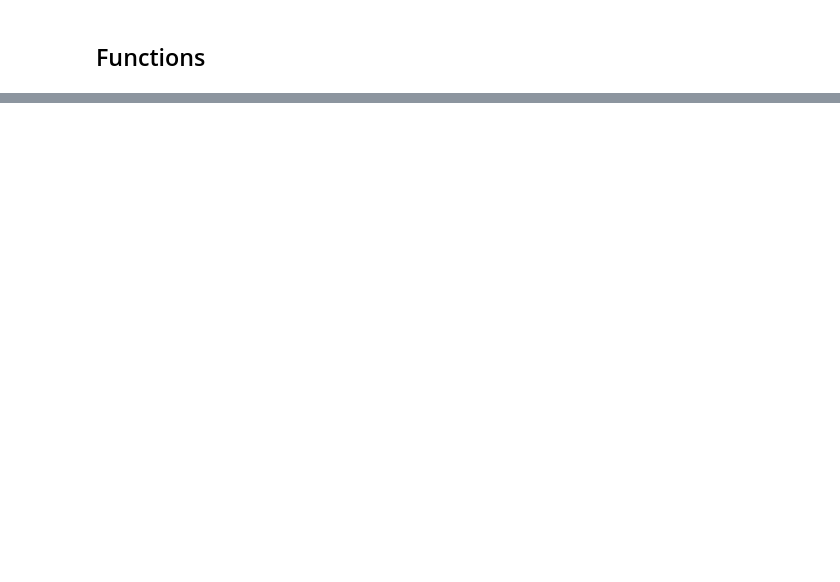
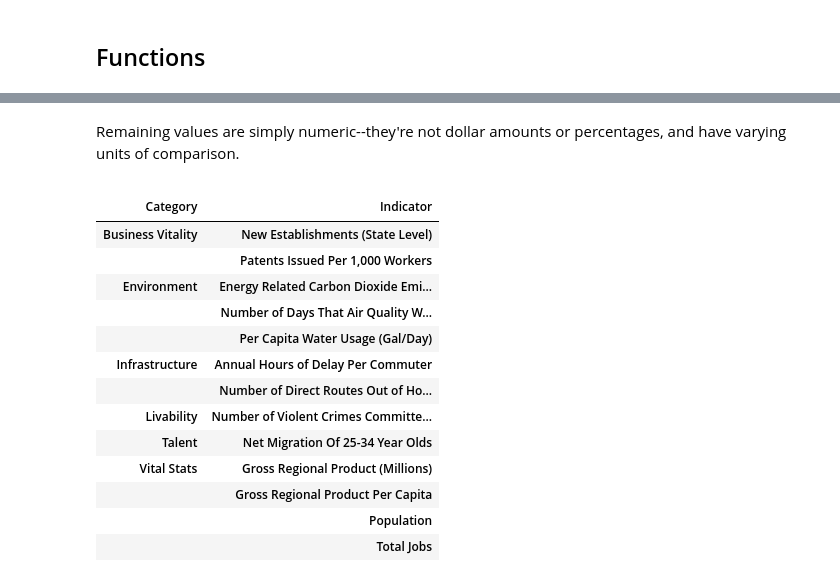
Before and after one commit to iamjeremybe/documents_to_share, a Jupyter notebook: Greater MSP Challenge/Reformat Greater MSP data.ipynb, the cells around one changed output, grey strips where cells are left out. Cells and saved outputs as stored; diff of their text form; code cells hidden in the pictures; blank space fills up the shorter version.

```diff
--- a/Greater MSP Challenge/Reformat Greater MSP data.ipynb
+++ b/Greater MSP Challenge/Reformat Greater MSP data.ipynb
@@ -325,0 +559,20 @@ output_df.describe(include='all')
+# %% [markdown]
+Remaining values are simply numeric--they're not dollar amounts or percentages, and have varying units of comparison.
+# %%
+output_df.loc[output_df['Data_Type'] == 'Numeric',['Category','Indicator']].groupby(['Category','Indicator']).count()
+# %% [output]
+|  |  |
+| Category | Indicator |
+| Business Vitality | New Establishments (State Level) |
+|  | Patents Issued Per 1,000 Workers |
+| Environment | Energy Related Carbon Dioxide Emi... |
+|  | Number of Days That Air Quality W... |
+|  | Per Capita Water Usage (Gal/Day) |
+| Infrastructure | Annual Hours of Delay Per Commuter |
+|  | Number of Direct Routes Out of Ho... |
+| Livability | Number of Violent Crimes Committe... |
+| Talent | Net Migration Of 25-34 Year Olds |
+| Vital Stats | Gross Regional Product (Millions) |
+|  | Gross Regional Product Per Capita |
+|  | Population |
+|  | Total Jobs |
```
Also changed, not shown: parts of 72 cells of this notebook, 3 other files.
